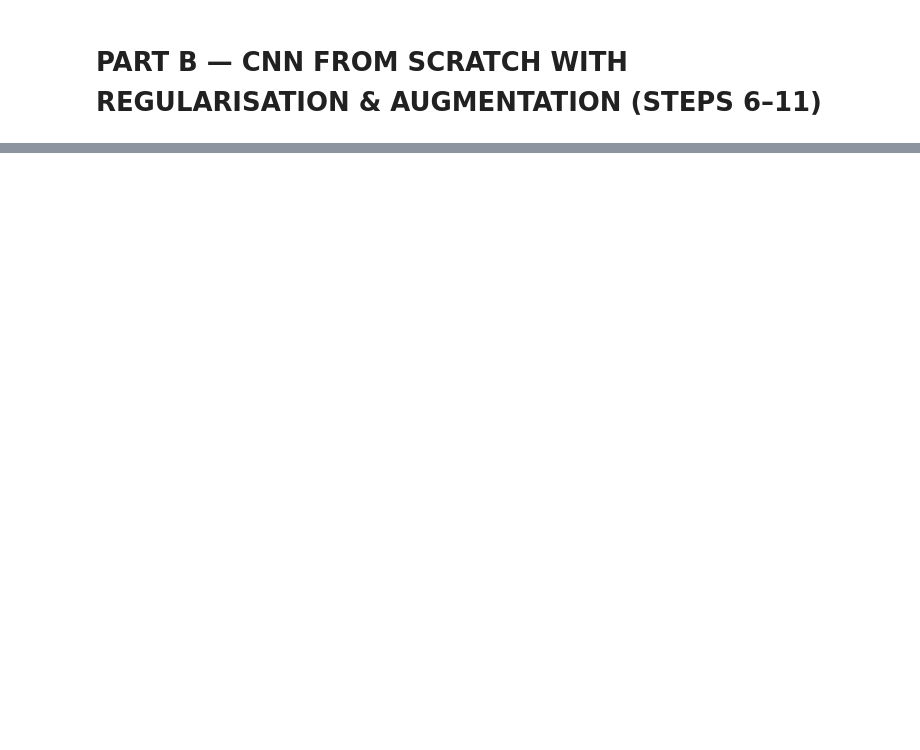
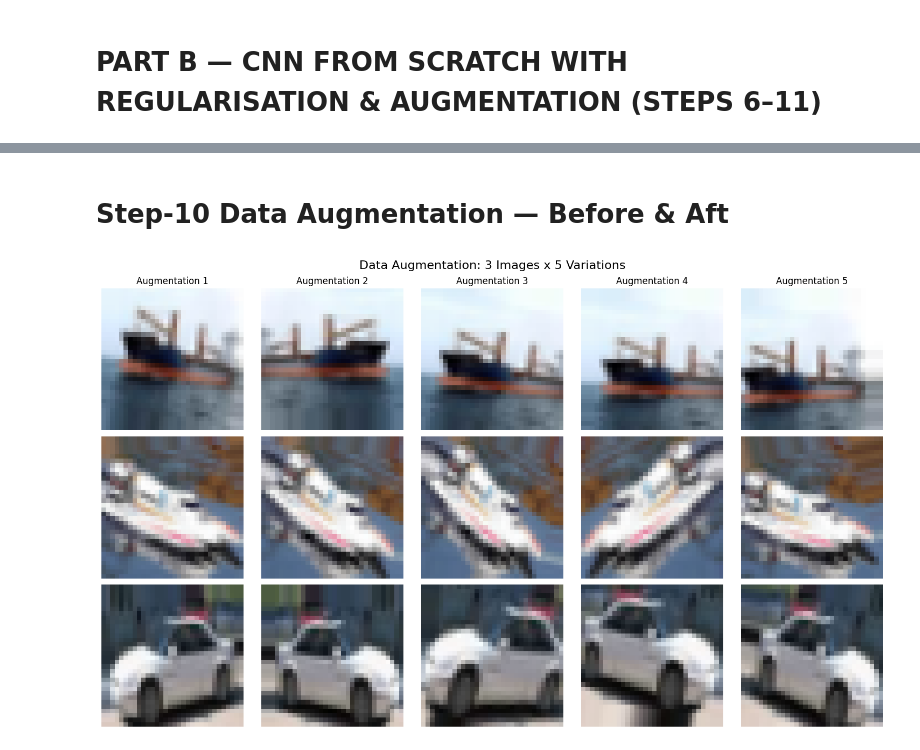
Before and after one commit to isamadafridi/-AIML-Internship-Week7-AbdulSamadAfridi, a Jupyter notebook: AIML_Internship_Week7_AbdulSamadAfridi.ipynb, the cells around one changed output, grey strips where cells are left out. Cells and saved outputs as stored; diff of their text form; code cells hidden in the pictures; blank space fills up the shorter version.

```diff
--- a/AIML_Internship_Week7_AbdulSamadAfridi.ipynb
+++ b/AIML_Internship_Week7_AbdulSamadAfridi.ipynb
@@ -352,0 +858,2 @@ ROC-AUC Score (OVR): 0.8805
+# %% [markdown]
+# Step-10 Data Augmentation — Before & Aft
@@ -352,0 +866,35 @@ ROC-AUC Score (OVR): 0.8805
+# %%
+# 1. Define the Data Generator
+datagen = ImageDataGenerator(
+    rotation_range=15,
+    width_shift_range=0.1,
+    height_shift_range=0.1,
+    horizontal_flip=True,
+    zoom_range=0.1
+)
+datagen.fit(X_train)
+# %%
+# 2. Visualise: 3x5 grid showing 3 images with 5 augmentations each
+# Pick 3 random images from the training set
+idx = np.random.choice(len(X_train), 3, replace=False)
+sample_images = X_train[idx]
+
+fig, axes = plt.subplots(3, 5, figsize=(15, 9))
+for i, img in enumerate(sample_images):
+    # Expand dims to make it a batch of 1: shape (1, 32, 32, 3)
+    img_tensor = np.expand_dims(img, axis=0)
+    aug_iter = datagen.flow(img_tensor, batch_size=1)
+
+    for j in range(5):
+        # Generate the augmented image
+        aug_img = next(aug_iter)[0]
+        axes[i, j].imshow(aug_img)
+        axes[i, j].axis('off')
+        if i == 0:
+            axes[i, j].set_title(f"Augmentation {j+1}")
+
+plt.suptitle("Data Augmentation: 3 Images x 5 Variations", fontsize=16)
+plt.tight_layout()
+plt.show()
+# %% [output]
+[figure, added]
```
Also changed, not shown: parts of 42 cells of this notebook.
